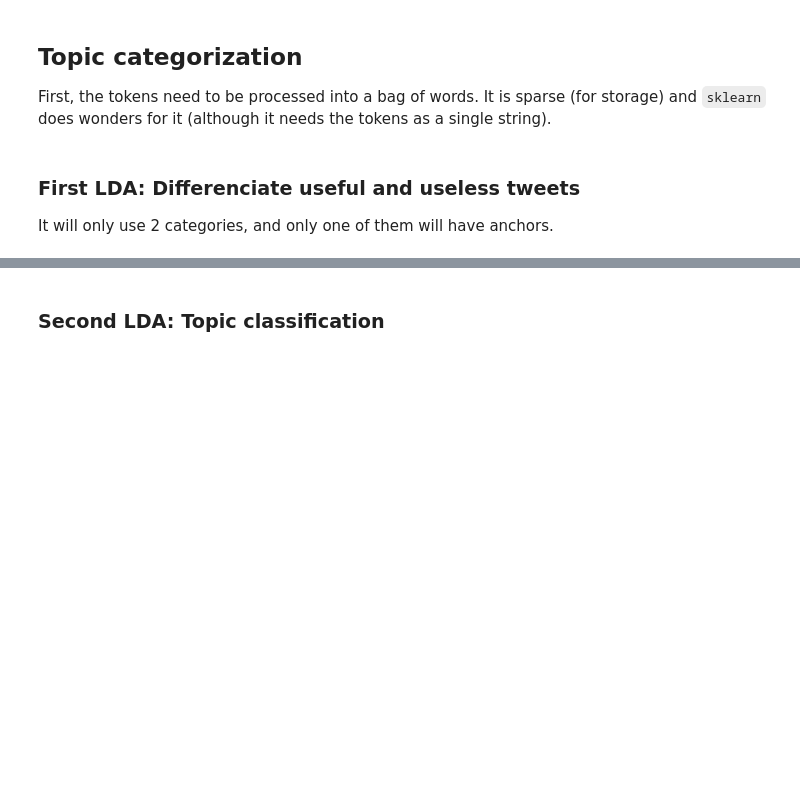
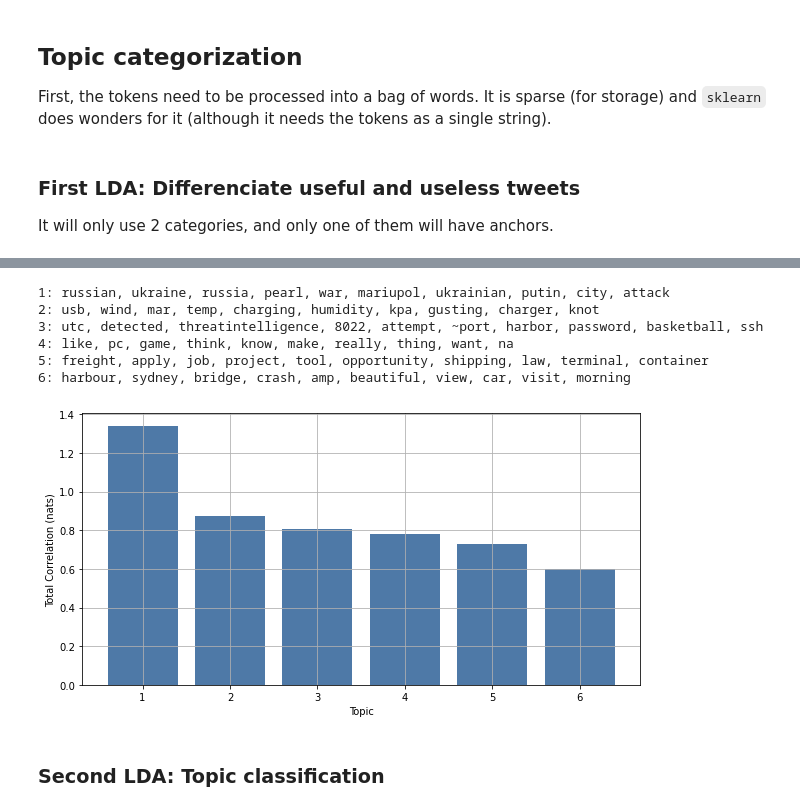
Before and after one commit to i-knock/mixed_methods, a Jupyter notebook: Text Analysis.ipynb, the cells around one changed output, grey strips where cells are left out. Drawn from its saved outputs; the diff is of its cells as text; code cells hidden in the pictures; blank space fills up the shorter version.

```diff
--- a/Text Analysis.ipynb
+++ b/Text Analysis.ipynb
@@ -612,0 +669,3 @@ See the caveats in the documentation: https://pandas.pydata.org/pandas-docs/stab
+# %%
+# Train the LDA
+useful_topic_model = topic_train(processed_twitter, num_topics=6, summary_name = 'manual_split')
@@ -612,0 +686,15 @@ See the caveats in the documentation: https://pandas.pydata.org/pandas-docs/stab
+# %%
+# Print the top words
+topic_top_words(useful_topic_model)
+# %% [output]
+1: russian, ukraine, russia, pearl, war, mariupol, ukrainian, putin, city, attack
+2: usb, wind, mar, temp, charging, humidity, kpa, gusting, charger, knot
+3: utc, detected, threatintelligence, 8022, attempt, ~port, harbor, password, basketball, ssh
+4: like, pc, game, think, know, make, really, thing, want, na
+5: freight, apply, job, project, tool, opportunity, shipping, law, terminal, container
+6: harbour, sydney, bridge, crash, amp, beautiful, view, car, visit, morning
+# %%
+# See the topic correlation
+topic_correlation_plot(useful_topic_model)
+# %% [output]
+[figure, added]
```
Also changed, not shown: parts of 28 cells of this notebook, 14 other files.
